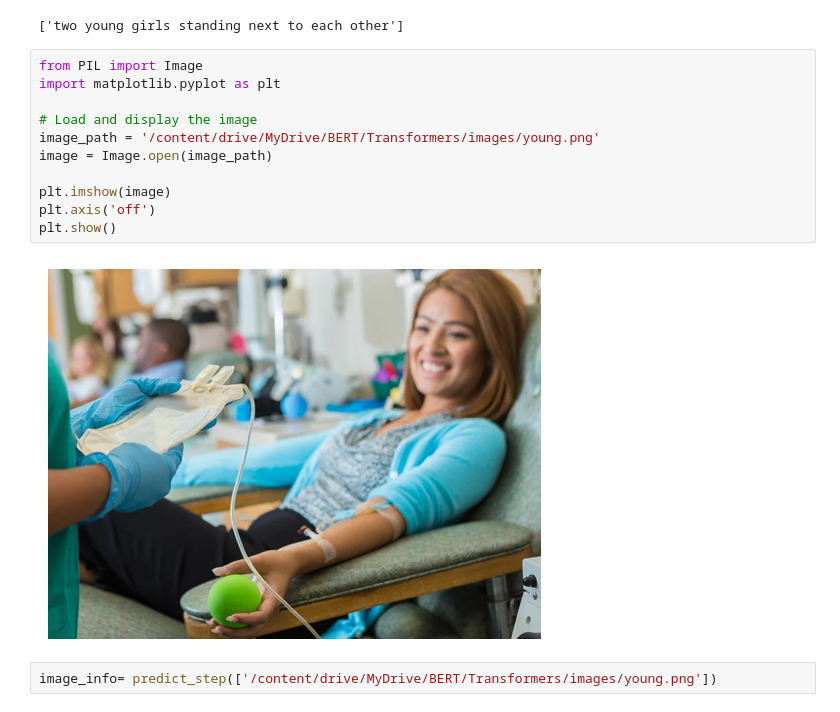
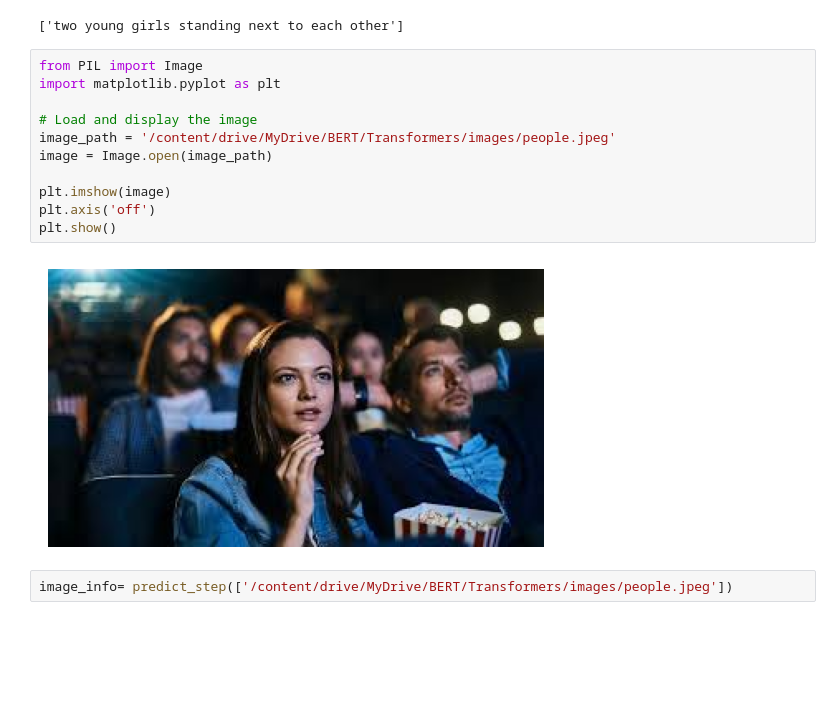
Before and after one commit to AtifQureshi110/image_to_text, a Jupyter notebook: image_to_text.ipynb, the cells around one changed output. Cells and saved outputs as stored; diff of their text form; blank space fills up the shorter version.

```diff
--- a/image_to_text.ipynb
+++ b/image_to_text.ipynb
@@ -102,18 +102,18 @@ image_info
 # %%
 from PIL import Image
 import matplotlib.pyplot as plt
 
 # Load and display the image
-image_path = '/content/drive/MyDrive/BERT/Transformers/images/young.png'
+image_path = '/content/drive/MyDrive/BERT/Transformers/images/people.jpeg'
 image = Image.open(image_path)
 
 plt.imshow(image)
 plt.axis('off')
 plt.show()
 # %% [output]
-[figure, old version]
+[figure, new version]
 # %%
-image_info= predict_step(['/content/drive/MyDrive/BERT/Transformers/images/young.png'])
+image_info= predict_step(['/content/drive/MyDrive/BERT/Transformers/images/people.jpeg'])
 # %%
 image_info
 # %% [output]
```
Also changed, not shown: parts of 7 cells of this notebook.
